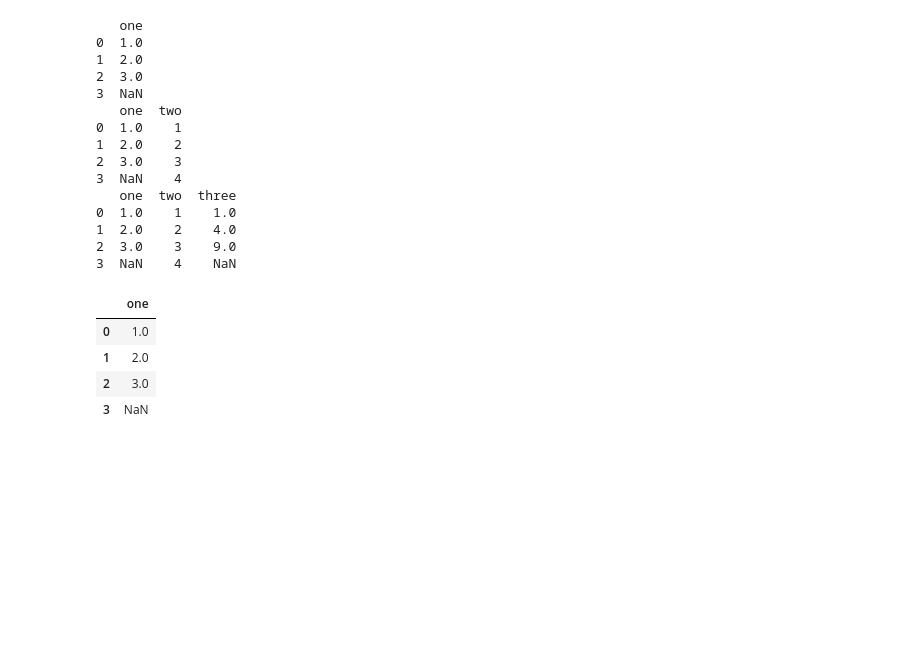
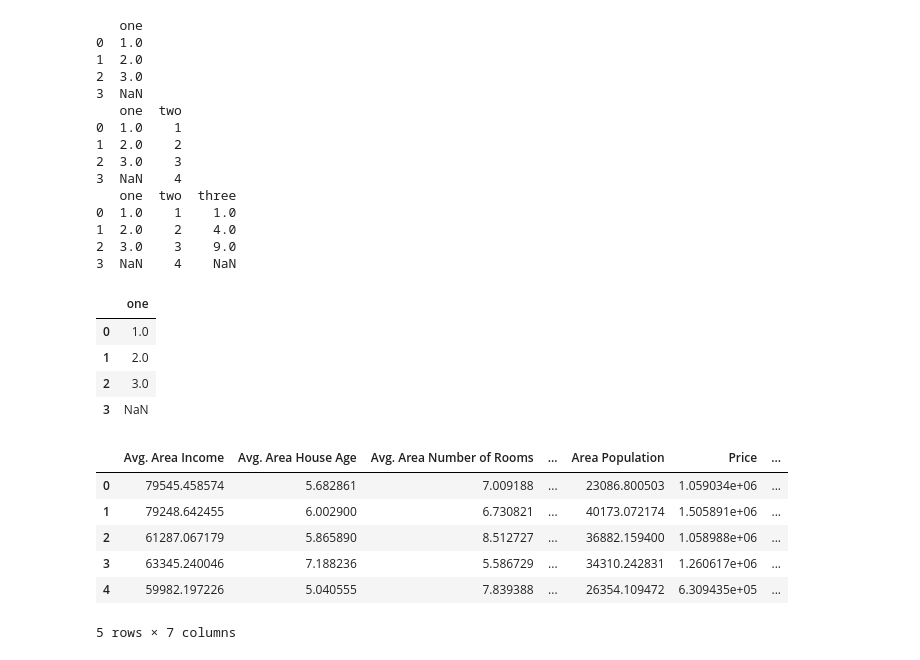
Before and after one commit to navyaanejathegreat/py_libraries, a Jupyter notebook: pandas.ipynb, the cells around one changed output. Cells and saved outputs as stored; diff of their text form; code cells hidden in the pictures; blank space fills up the shorter version.

```diff
--- a/pandas.ipynb
+++ b/pandas.ipynb
@@ -275,3 +271,15 @@ df
 | 1 | 2.0 |
 | 2 | 3.0 |
 | 3 | NaN |
+# %%
+# TO CREATE A NEW COLUMN IN A DATAFRAME WE USE ASSIGN COLUMN
+iris=pd.read_csv("USA_Housing.csv")
+iris.head()
+# %% [output]
+|  | Avg. Area Income | Avg. Area House Age | Avg. Area Number of Rooms | ... | Area Population | Price | ... |
+| 0 | 79545.458574 | 5.682861 | 7.009188 | ... | 23086.800503 | 1.059034e+06 | ... |
+| 1 | 79248.642455 | 6.002900 | 6.730821 | ... | 40173.072174 | 1.505891e+06 | ... |
+| 2 | 61287.067179 | 5.865890 | 8.512727 | ... | 36882.159400 | 1.058988e+06 | ... |
+| 3 | 63345.240046 | 7.188236 | 5.586729 | ... | 34310.242831 | 1.260617e+06 | ... |
+| 4 | 59982.197226 | 5.040555 | 7.839388 | ... | 26354.109472 | 6.309435e+05 | ... |
+5 rows × 7 columns
```
Also changed, not shown: parts of 5 cells of this notebook.
